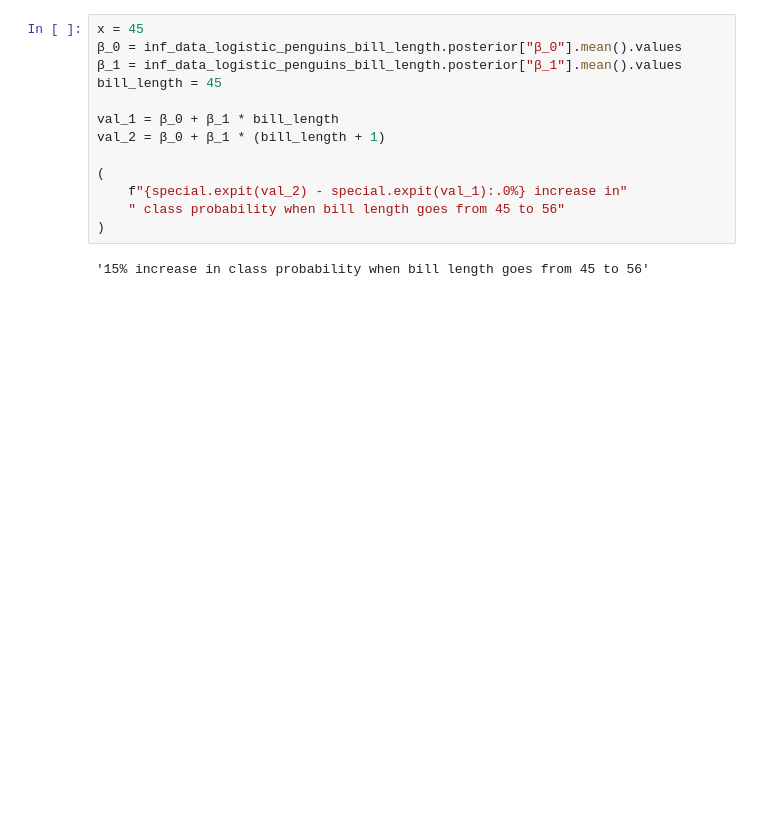
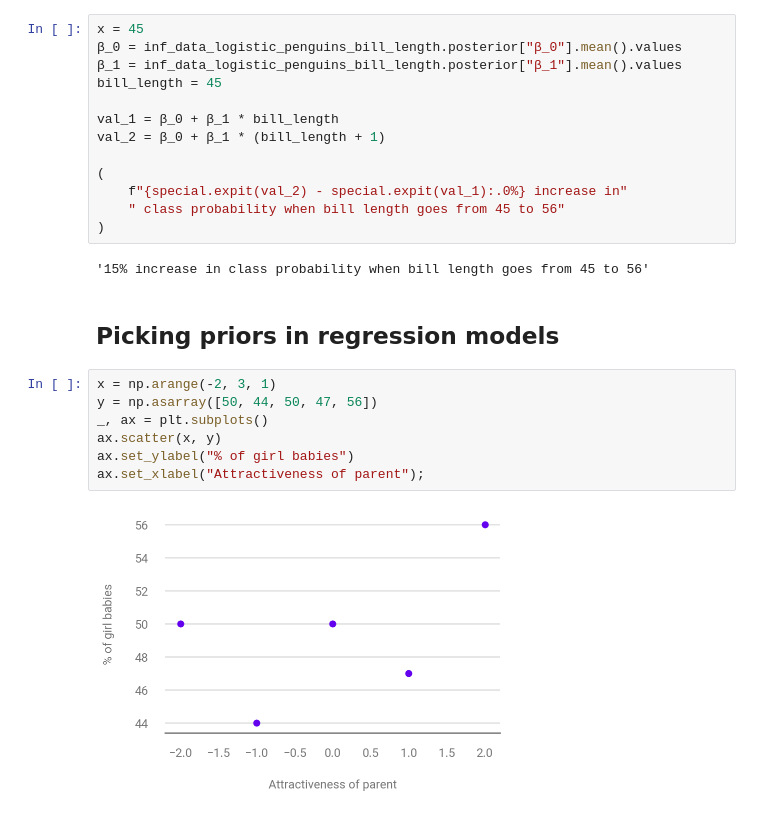
Before and after one commit to paw-lu/bayesian-modeling-computation-python, a Jupyter notebook: notebooks/3_linear_models_and_probabalistic_programming_languages.ipynb, the cells around one changed output. Saved outputs shown, nothing was run; the diff lists cells and outputs as text; blank space fills up the shorter version.

Commit message:
:memo: Picking priors in regression

```diff
--- a/notebooks/3_linear_models_and_probabalistic_programming_languages.ipynb
+++ b/notebooks/3_linear_models_and_probabalistic_programming_languages.ipynb
@@ -849,3 +849,14 @@ val_2 = β_0 + β_1 * (bill_length + 1)
 )
 # %% [output]
 '15% increase in class probability when bill length goes from 45 to 56'
+# %% [markdown]
+## Picking priors in regression models
+# %%
+x = np.arange(-2, 3, 1)
+y = np.asarray([50, 44, 50, 47, 56])
+_, ax = plt.subplots()
+ax.scatter(x, y)
+ax.set_ylabel("% of girl babies")
+ax.set_xlabel("Attractiveness of parent");
+# %% [output]
+[figure, added]
```
Also changed, not shown: parts of 3 cells of this notebook, 1 other file.
